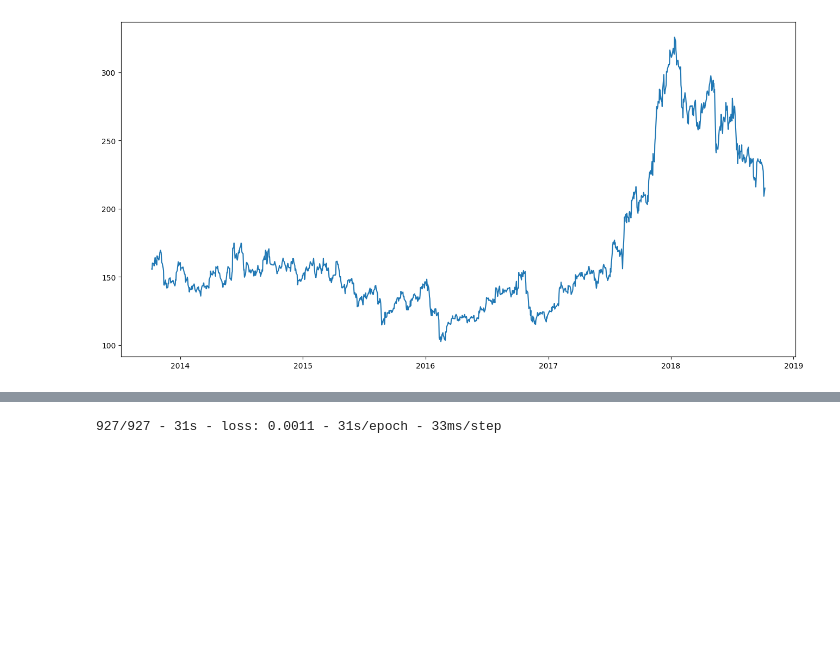
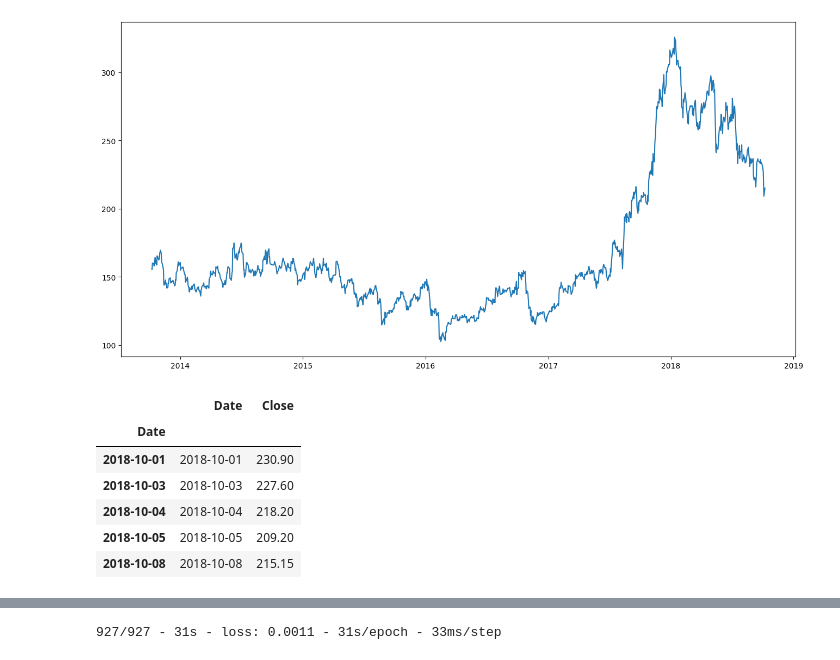
Before and after one commit to sm-sourabh/Stock-Price-Forecasting-LSTM, a Jupyter notebook: stock_pred.ipynb, the cells around one changed output, grey strips where cells are left out. Saved outputs shown, nothing was run; the diff lists cells and outputs as text; code cells hidden in the pictures; blank space fills up the shorter version.

Commit message:
data set is analysed with head/tail functions

```diff
--- a/stock_pred.ipynb
+++ b/stock_pred.ipynb
@@ -41,0 +49,11 @@ for i in range(0,len(data)):
+# %%
+new_dataset = data[['Date', 'Close']].copy()
+new_dataset.tail()
+# %% [output]
+|  | Date | Close |
+| Date |  |  |
+| 2018-10-01 | 2018-10-01 | 230.90 |
+| 2018-10-03 | 2018-10-03 | 227.60 |
+| 2018-10-04 | 2018-10-04 | 218.20 |
+| 2018-10-05 | 2018-10-05 | 209.20 |
+| 2018-10-08 | 2018-10-08 | 215.15 |
```
Also changed, not shown: parts of 9 cells of this notebook.
